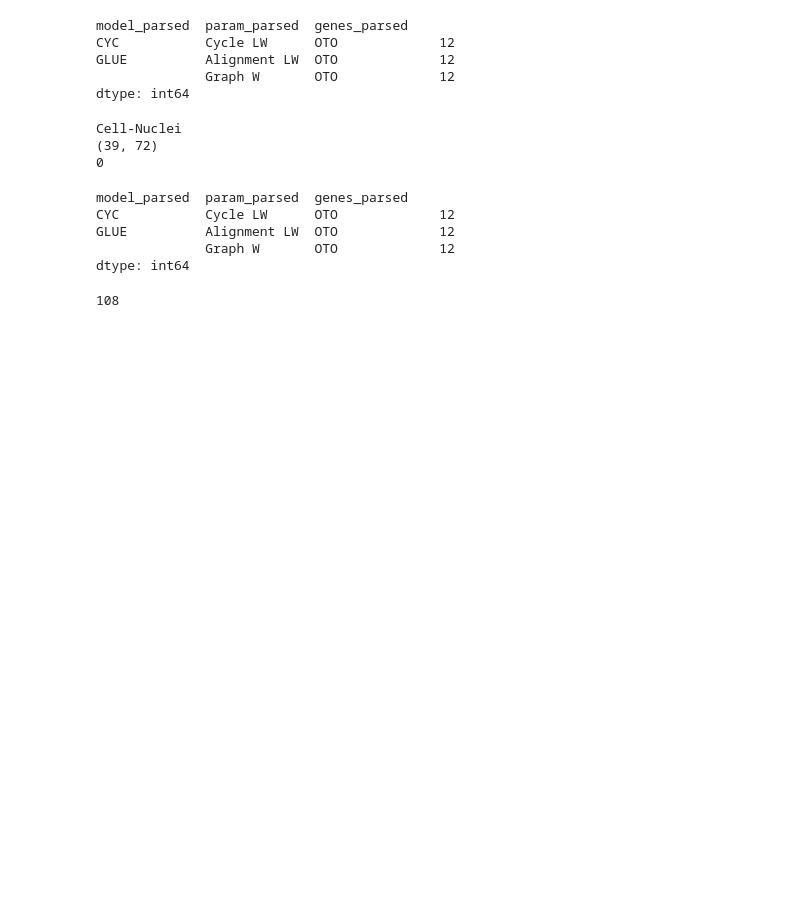
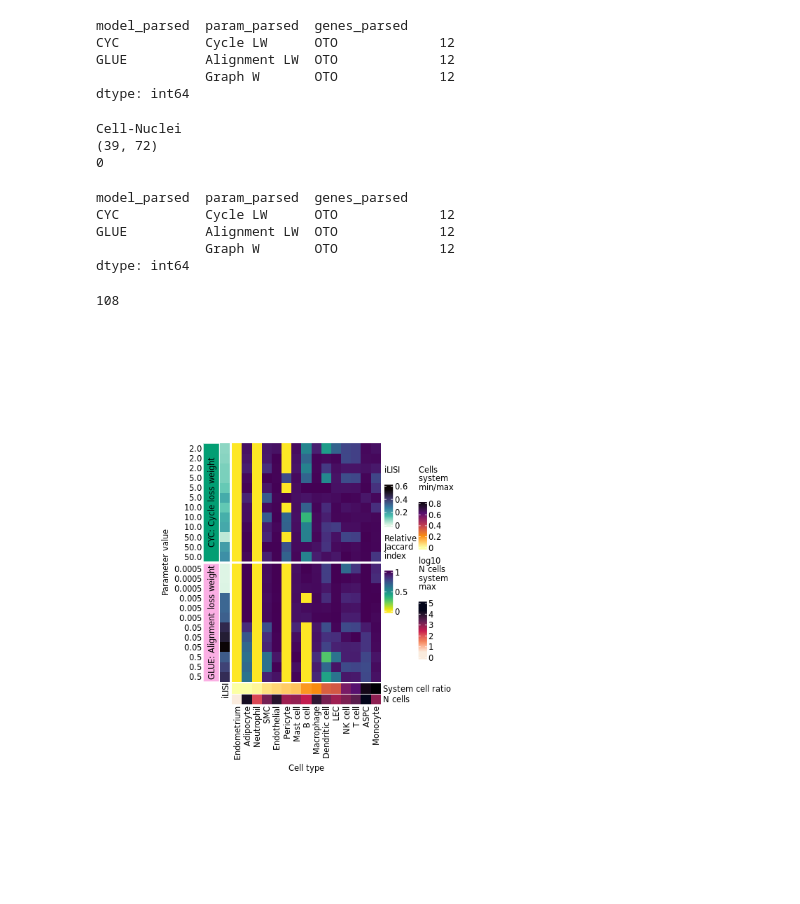
Before and after one commit to theislab/cross_system_integration, a Jupyter notebook: notebooks/results/performance/adversarial_cell_mixing.ipynb, the cells around one changed output. Saved outputs shown, nothing was run; the diff lists cells and outputs as text; code cells hidden in the pictures; blank space fills up the shorter version.

```diff
--- a/notebooks/results/performance/adversarial_cell_mixing.ipynb
+++ b/notebooks/results/performance/adversarial_cell_mixing.ipynb
@@ -249,7 +249,8 @@ for dataset,dataset_name in dataset_map.items():
     ro.globalenv['rownames']=list(run_names)
     ro.globalenv['row_blocks']=list(params_opt)
     ro.globalenv['row_blocks_order']=list(dict.fromkeys(params_opt))
-    ro.globalenv['row_blocks_parsed_order']=list(dict.fromkeys(params_opt_parsed))
+    ro.globalenv['row_blocks_parsed_order']=[i.replace('LW','loss weight')
+                                             for i in list(dict.fromkeys(params_opt_parsed))]
     ro.globalenv['row_blocks_colors']=params_opt_colors
     ro.globalenv['batch_score']=list(batch_score)
     ro.globalenv['ct_prop']=list(ct_prop)
@@ -264,6 +265,7 @@ for dataset,dataset_name in dataset_map.items():
 
 
     r_command=f"""
+    font_size=11.5
     # Process data for R
     rownames<-unlist(rownames)
     row_blocks<-unlist(row_blocks)
@@ -280,23 +282,23 @@ for dataset,dataset_name in dataset_map.items():
         params_opt = anno_block(
             gp = gpar(fill = row_blocks_colors, col='white'),
             labels = row_blocks_parsed_order,
-            labels_gp = gpar(col = "black", fontsize=12)
+            labels_gp = gpar(col = "black", fontsize=font_size)
         ),
         {batch_score_name}=batch_score,
         annotation_legend_param =list(
             {batch_score_name}=list(
                 title=paste0(batch_score_name,'\n'),
-                title_gp=gpar(fontsize=12),
-                labels_gp=gpar(fontsize=12)
+                title_gp=gpar(fontsize=font_size),
+                labels_gp=gpar(fontsize=font_size)
             )
         ),
         col = list(
             {batch_score_name} = colorRamp2(
                 seq(min(batch_score), max(batch_score),
                 by = (max(batch_score)-min(batch_score))/4),
-                cividis(5))
+                mako(5,direction=-1))
         ),
-        annotation_name_gp = gpar(fontsize=12),
+        annotation_name_gp = gpar(fontsize=font_size),
         annotation_height = list(
             {batch_score_name}=unit(5, "mm")
         )
@@ -311,26 +313,26 @@ for dataset,dataset_name in dataset_map.items():
             ct_max = colorRamp2(
                 seq(min(ct_max), max(ct_max),
                 by = (max(ct_max)-min(ct_max))/4),
-                mako(5)),
+                rocket(5,direction=-1)),
             ct_prop = colorRamp2(
                 seq(min(ct_prop), max(ct_prop),
                 by = (max(ct_prop)-min(ct_prop))/4),
-                magma(5))
+                inferno(5,direction=-1))
         ),
         annotation_legend_param =list(
             ct_prop=list(
                 title=paste0(ct_prop_name,'\n'),
-                title_gp=gpar(fontsize=12),
-                labels_gp=gpar(fontsize=12)
+                title_gp=gpar(fontsize=font_size),
+                labels_gp=gpar(fontsize=font_size)
             ),
             ct_max=list(
                 title=paste0(ct_max_name,'\n'),
-                title_gp=gpar(fontsize=12),
-                labels_gp=gpar(fontsize=12)
+                title_gp=gpar(fontsize=font_size),
+                labels_gp=gpar(fontsize=font_size)
             )
         ),
         annotation_label=c( "System cell ratio", "N cells"),
-        annotation_name_gp = gpar(fontsize=12),
+        annotation_name_gp = gpar(fontsize=font_size),
         height = 2*unit(5, "mm"),width=ncol(x)*unit(5,"mm")
     )
 
@@ -348,13 +350,13 @@ for dataset,dataset_name in dataset_map.items():
            column_names_side = "bottom",
            column_title_side="bottom",
            heatmap_legend_param = list( title = "Relative\nJaccard\nindex\n",
-                                       title_gp=gpar( fontsize = 12),
-                                       labels_gp = gpar( fontsize = 12)
+                                       title_gp=gpar( fontsize = font_size),
+                                       labels_gp = gpar( fontsize = font_size)
                                        ),
-           row_names_gp=gpar(fontsize = 12),
-           column_names_gp=gpar( fontsize = 12),
-           row_title_gp=gpar(fontsize = 12),
-           column_title_gp=gpar(fontsize = 12),
+           row_names_gp=gpar(fontsize = font_size),
+           column_names_gp=gpar( fontsize = font_size),
+           row_title_gp=gpar(fontsize = font_size),
+           column_title_gp=gpar(fontsize = font_size),
            row_gap = unit(1, "mm"),
            width = ncol(x)*unit(5, "mm"),height = nrow(x)*unit(5, "mm"),
            show_row_dend = FALSE,
@@ -369,3 +371,9 @@ for dataset,dataset_name in dataset_map.items():
     """
 
     _=ro.r(r_command)
+# %%
+%%R  -w 600 -h 800
+# Draw out one example
+draw(h)
+# %% [output]
+[figure, added]
```
Also changed, not shown: 3 other files.
